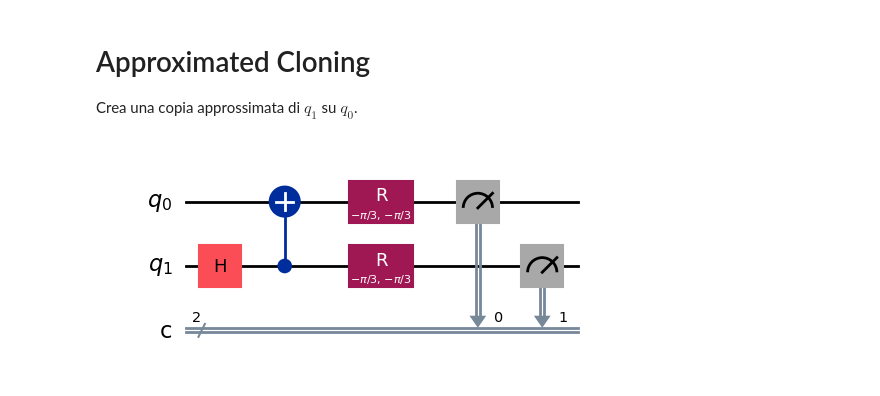
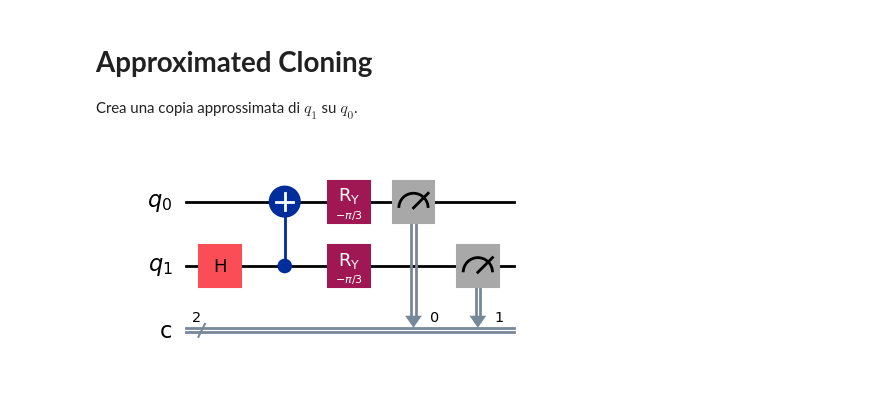
Before and after one commit to BoredDam/quantum-algorithms, a Jupyter notebook: q-miscellaneous/approximated-cloning/approx-cloning.ipynb, the cells around one changed output. Cells and saved outputs as stored; diff of their text form; code cells hidden in the pictures.

Commit message:
fix: correction on the approximated cloning circuit + using the swap test to test the similarity of the states

```diff
--- a/q-miscellaneous/approximated-cloning/approx-cloning.ipynb
+++ b/q-miscellaneous/approximated-cloning/approx-cloning.ipynb
@@ -1,5 +1,5 @@
 # %% [markdown]
-# Approximated Cloning
+# **Approximated Cloning**
 
 Crea una copia approssimata di $q_1$ su $q_0$.
 # %%
@@ -10,9 +10,9 @@ from BoredQiskit import FastQiskit as fq
 # %%
 qc = QuantumCircuit(2,2)
 qc.h(1)
 qc.cx(1,0)
-qc.r(-np.pi/3, -np.pi/3, range(0,2))
+qc.ry(-np.pi/3, range(0,2))
 qc.measure(range(2), range(2))
 qc.draw('mpl')
 # %% [output]
-[figure, old version]
+[figure, new version]
```
Also changed, not shown: parts of 10 cells of this notebook.
